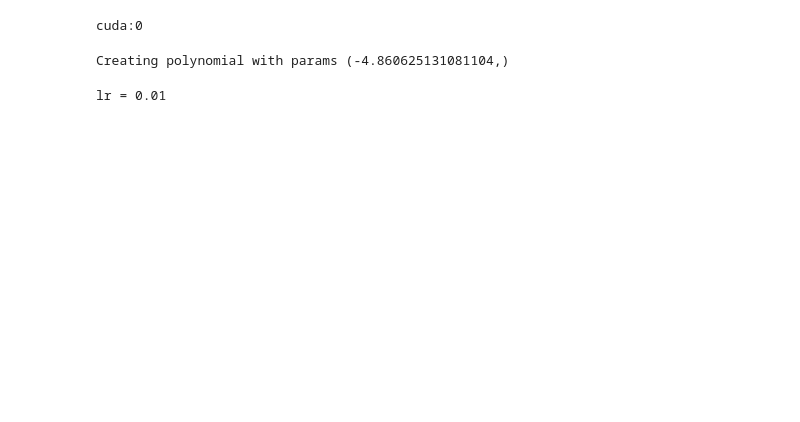
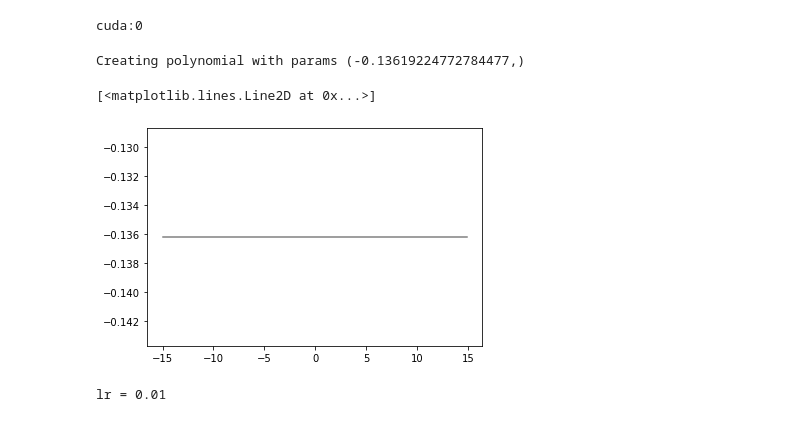
Before and after one commit to alanoursland/quadratic-networks, a Jupyter notebook: polynomials.ipynb, the cells around one changed output. Drawn from its saved outputs; the diff is of its cells as text; code cells hidden in the pictures; blank space fills up the shorter version.

```diff
--- a/polynomials.ipynb
+++ b/polynomials.ipynb
@@ -190,30 +191,48 @@ class LQTrainer:
                 current_loss_q = 0
 # %%
 fn = create_constant(random.uniform(-10,10))
-qscale = 32
+qscale = 16
 lr = 1e-2
+lsize = 8
+qsize = 4
 
 # fn = create_linear(random.uniform(-10,10), random.uniform(-10,10))
 # qscale = 32
 # lr = 1e-2
+# lsize = 8
+# qsize = 4
 
 # fn = create_quadratic(random.uniform(-10,10), random.uniform(-10,10), random.uniform(-10,10))
-# qscale = 8
-# lr = 1e-3
+# qscale = 16
+# lr = 5e-4
+# lsize = 16
+# qsize = 1
 
 # fn = create_cubic(random.uniform(-10,10), random.uniform(-10,10), random.uniform(-10,10), random.uniform(-10,10))
-# qscale = 32
-# lr = 1e-3
+# qscale = 4
+# lr = 1e-4
+# lsize = 64
+# qsize = 16
 
 # fn = create_quartic(random.uniform(-1,1), random.uniform(-1,1), random.uniform(-1,1), random.uniform(-1,1), random.uniform(-1,1))
 # qscale = 4
 # lr = 1e-4
+# lsize = 256
+# qsize = 16
 
 
-train_data = SimpleFunctionDataset(x=random_x(10000, -5, 5), fn=fn) # 1000 training examples
+train_data = SimpleFunctionDataset(x=random_x(1000, -5, 5), fn=fn) # 1000 training examples
 test_data = SimpleFunctionDataset(x=random_x(100), fn=fn)   #  100 testing examples
 # do we need separate training and testing data for simple generated data like this?
 # probably... we need to make sure the quadratics don't overfit
+
+x = np.arange(-15, 15, 0.1)
+y = np.array([fn(xi) for xi in x])
+
+plt.rcParams['figure.figsize'] = [6.0, 4.0]
+plt.plot(x, y, label="Fn", linewidth=1.5, color="Gray")
 # %% [output]
-Creating polynomial with params (-4.860625131081104,)
+Creating polynomial with params (-0.13619224772784477,)
+[<matplotlib.lines.Line2D at 0x...>]
+[figure, added]
 # %%
```
Also changed, not shown: parts of 7 cells of this notebook.
